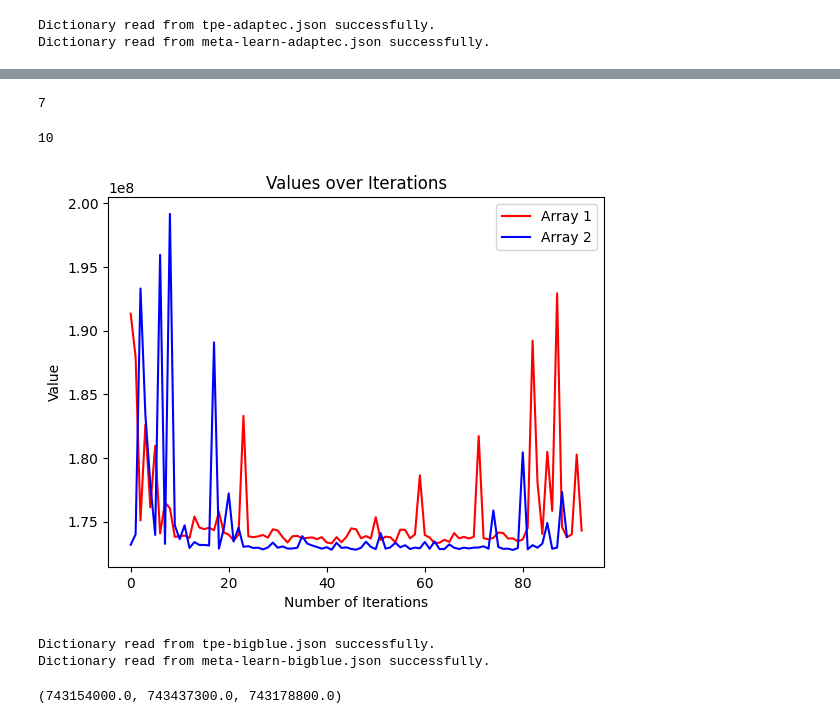
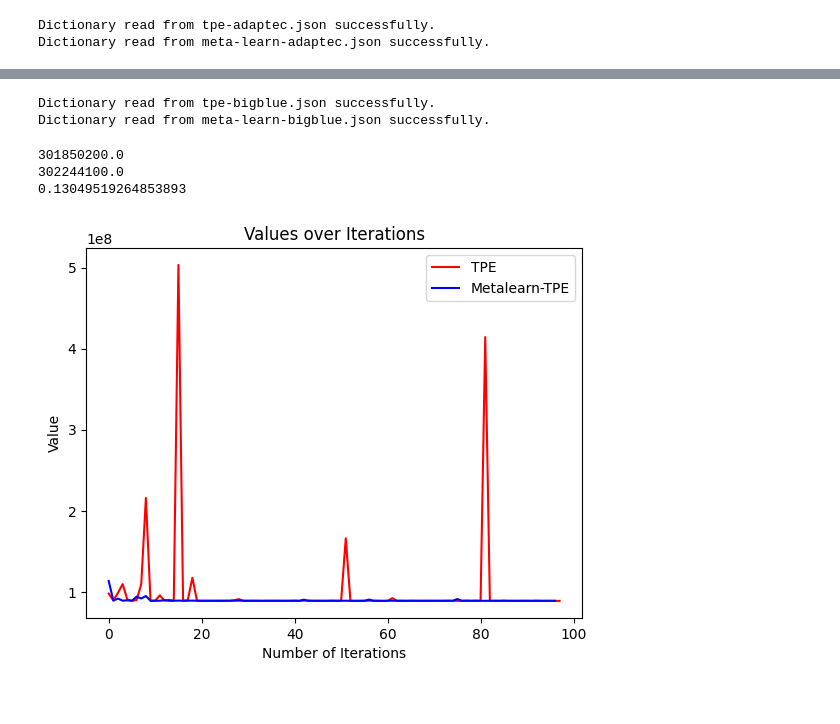
Before and after one commit to Hikipeko/cse248-final-project, a Jupyter notebook: final-project.ipynb, the cells around one changed output, grey strips where cells are left out. Saved outputs shown, nothing was run; the diff lists cells and outputs as text; code cells hidden in the pictures.

```diff
--- a/final-project.ipynb
+++ b/final-project.ipynb
@@ -62,38 +92,42 @@ loss_metalearn_adaptec_filtered = [l for l in loss_metalearn_adaptec if l < 20.0
-# %%
-len(loss_tpe_adaptec) - len(loss_tpe_adaptec_filtered)
-# %% [output]
-7
-# %%
-len(loss_metalearn_adaptec) - len(loss_metalearn_adaptec_filtered)
-# %% [output]
-10
+# %%
+tpe_bigblue = read_dict_from_file("tpe-bigblue.json")
+metalearn_bigblue = read_dict_from_file("meta-learn-bigblue.json")
+# %% [output]
+Dictionary read from tpe-bigblue.json successfully.
+Dictionary read from meta-learn-bigblue.json successfully.
+# %%
+loss_tpe_bigblue = tpe_bigblue["bigblue3"]["loss"]
+loss_metalearn_bigblue = metalearn_bigblue["bigblue3"]["loss"]
+# %%
+min_value_array1 = np.min(loss_metalearn_bigblue)
+min_value_array2 = np.min(loss_tpe_bigblue)
+
+# Calculate the percentage difference
+percentage_difference = ((min_value_array2 - min_value_array1) / min_value_array1) * 100
+print(min_value_array1)
+print(min_value_array2)
+print(percentage_difference)
+# %% [output]
+301850200.0
+302244100.0
+0.13049519264853893
 # %%
+loss_tpe_bigblue_filtered = [l for l in loss_tpe_bigblue if l < 8.5e+08]
+loss_metalearn_bigblue_filtered = [l for l in loss_metalearn_bigblue if l < 8.5e+08]
+
 # Plotting the data
-plt.plot(np.arange(len(loss_tpe_adaptec_filtered)), loss_tpe_adaptec_filtered, color='red', label='Array 1')
-plt.plot(np.arange(len(loss_metalearn_adaptec_filtered)), loss_metalearn_adaptec_filtered, color='blue', label='Array 2')
+plt.plot(np.arange(len(loss_tpe_bigblue_filtered)), loss_tpe_bigblue_filtered, color='red', label='TPE')
+plt.plot(np.arange(len(loss_metalearn_bigblue_filtered)), loss_metalearn_bigblue_filtered, color='blue', label='Metalearn-TPE')
 
 # Adding labels and title
 plt.xlabel('Number of Iterations')
 plt.ylabel('Value')
 plt.title('Values over Iterations')
 
 # Adding legend
 plt.legend()
 
 # Show the plot
 plt.show()
 # %% [output]
-[figure, old version]
+[figure, new version]
-# %%
-tpe_bigblue = read_dict_from_file("tpe-bigblue.json")
-metalearn_bigblue = read_dict_from_file("meta-learn-bigblue.json")
-
-loss_tpe_bigblue = tpe_bigblue["bigblue4"]["loss"]
-loss_metalearn_bigblue = metalearn_bigblue["bigblue4"]["loss"]
-# %% [output]
-Dictionary read from tpe-bigblue.json successfully.
-Dictionary read from meta-learn-bigblue.json successfully.
-# %%
-loss_tpe_bigblue[-1], loss_tpe_bigblue[-2], loss_tpe_bigblue[-3]
-# %% [output]
-(743154000.0, 743437300.0, 743178800.0)
```
Also changed, not shown: parts of 4 cells of this notebook.
